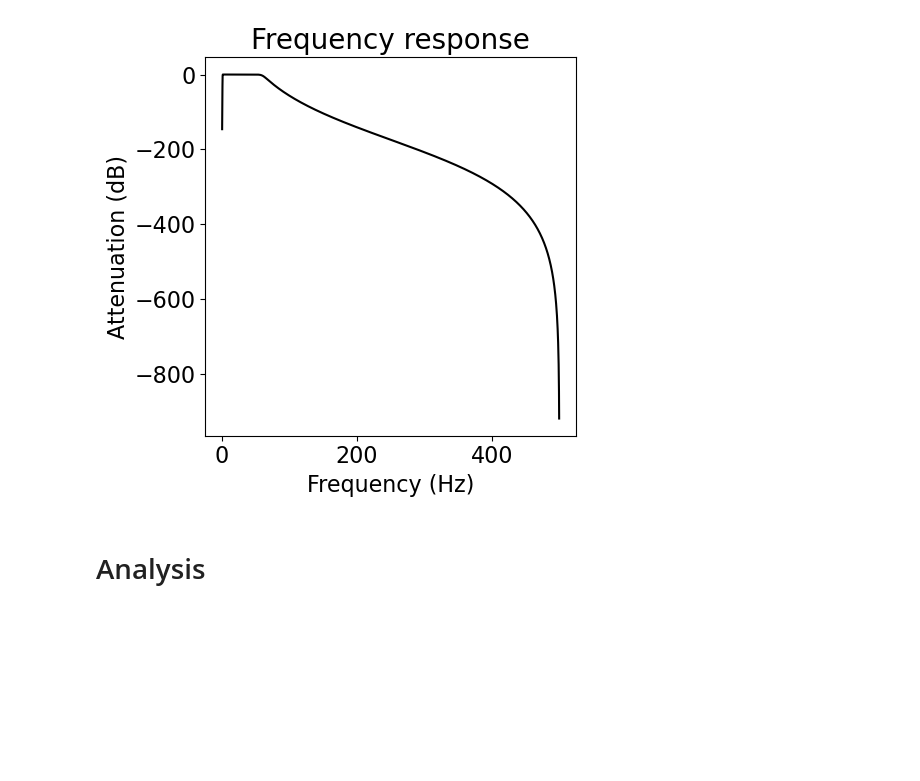
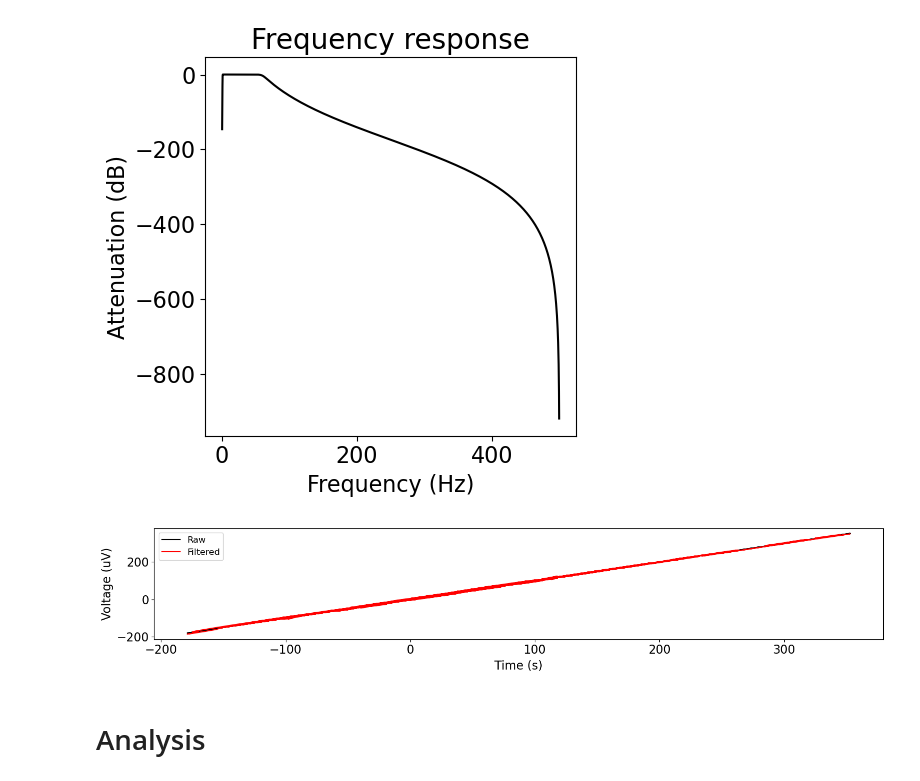
Before and after one commit to seqasim/LFPAnalysis, a Jupyter notebook: scripts/DBS_testing.ipynb, the cells around one changed output. Cells and saved outputs as stored; diff of their text form; code cells hidden in the pictures; blank space fills up the shorter version.

```diff
--- a/scripts/DBS_testing.ipynb
+++ b/scripts/DBS_testing.ipynb
@@ -87,6 +91,28 @@ sig_filt = apply_iir_filter(sig, sos)
 
 # Plot the filtered and original time series
 plot_time_series(times, [sig, sig_filt], ['Raw', 'Filtered'])
+# %%
+#filtering test
+
+from neurodsp.utils import create_times
+
+# Filter settings
+f_range = (58, 62)
+order = 3
+
+fs = 1000 #double check
+sig = CLFP_01[0,:]
+n_seconds = 1
+times = create_times(n_seconds, fs) #don't know what's doing here
+
+# Bandstop filter the data to remove line noise
+sig_filt = filter_signal(sig, fs, 'bandstop', f_range,
+                         filter_type='iir', butterworth_order=3)
+
+# Plot filtered signal
+plot_time_series(times, [sig, sig_filt], ['Raw', 'Filtered'])
+# %% [output]
+[figure, added]
 # %% [markdown]
 # Analysis
 # %%
```
Also changed, not shown: parts of 3 cells of this notebook.
